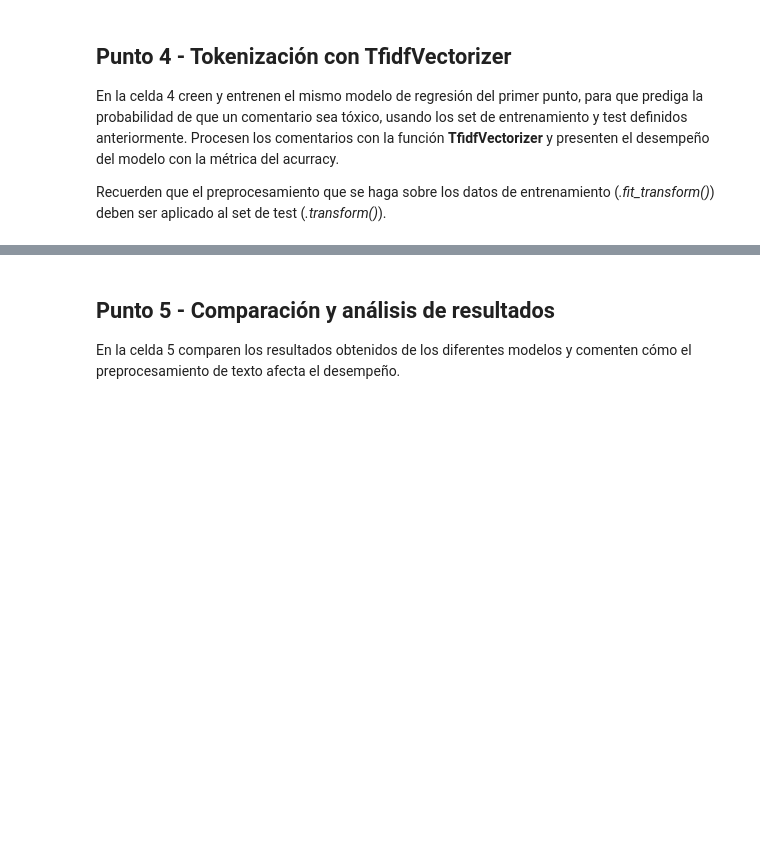
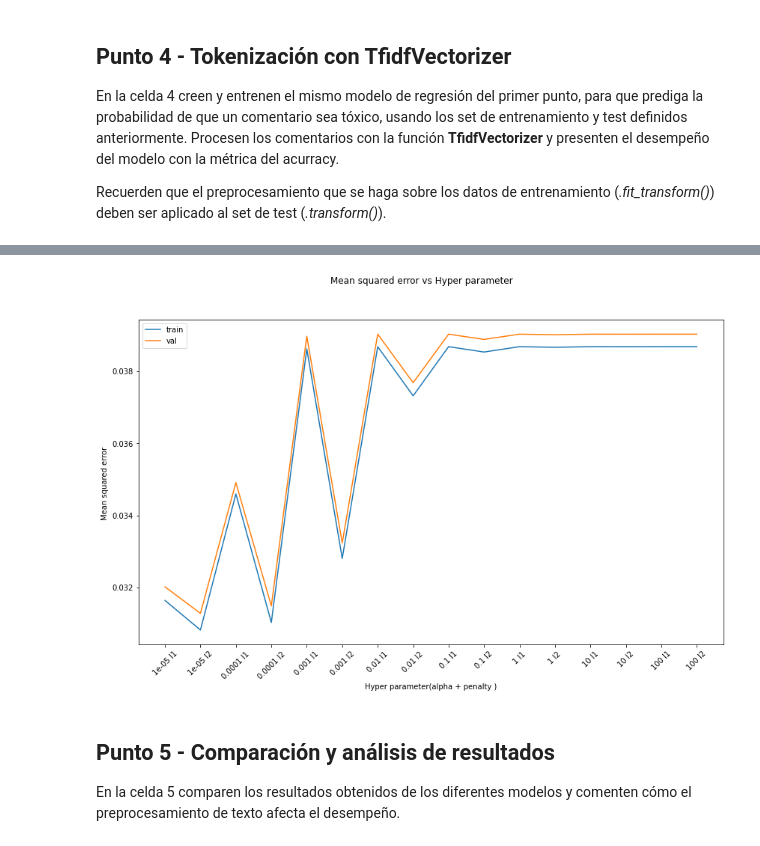
Before and after one commit to njimenez92/Machine-Learning-NLP, a Jupyter notebook: Semana4/S4TC1_Tokenizacion.ipynb, the cells around one changed output, grey strips where cells are left out. Cells and saved outputs as stored; diff of their text form; code cells hidden in the pictures; blank space fills up the shorter version.

```diff
--- a/Semana4/S4TC1_Tokenizacion.ipynb
+++ b/Semana4/S4TC1_Tokenizacion.ipynb
@@ -410,8 +413,8 @@ Recuerden que el preprocesamiento que se haga sobre los datos de entrenamiento
 # %%
 #Tokenization
 tokenizer3 = TfidfVectorizer(
-    ngram_range=(1, 3),
-    min_df=5, max_df=0.8,
+    ngram_range=(1, 1),
+    min_df=3, max_df=0.8,
     max_features=30000
 )
 #tokenizer.fit(xtrain['clean_comment_text'].values)
@@ -440,0 +425,31 @@ print("Mean Squared Error on cv set: ", err_test_3)
+# %%
+alpha = [0.00001, 0.0001, 0.001, 0.01, 0.1, 1, 10, 100]
+penalty = ['l1', 'l2']
+xticks_3 = []
+train_errors_3 = []
+test_errors_3 = []
+best_model_3 = None
+best_error_3 = 100
+for a in alpha:
+    for p in penalty:
+        xticks_3.append(str(a) + ' ' + p)
+        print(str(a) + ' ' + p + " :")
+
+        model_3 = SGDRegressor(alpha=a, penalty=p)
+        model_3.fit(train_toke_3, ytrain)
+
+        preds_3 = model_3.predict(train_toke_3)
+        err_3 = mean_squared_error(ytrain, preds_3)
+        train_errors_3.append(err_3)
+        print("Mean Squared Error on train set: ", err_3)
+
+        preds_3 = model_3.predict(test_toke_3)
+        err_3 = mean_squared_error(ytest, preds_3)
+        test_errors_3.append(err_3)
+        print("Mean Squared Error on cv set: ", err_3)
+
+        if err_3 < best_error_3:
+            best_error_3 = err_3
+            best_model_3 = model_3
+
+        print("*"*20)
@@ -441,3 +474,15 @@ print("Mean Squared Error on cv set: ", err_test_3)
+# %%
+plt.figure(figsize=(14, 8))
+plt.plot(range(len(alpha) * len(penalty) ), train_errors_3)
+plt.plot(range(len(alpha) * len(penalty)), test_errors_3)
+plt.suptitle("Mean squared error vs Hyper parameter")
+plt.legend(['train', 'val'])
+plt.xticks(range(len(alpha) * len(penalty)), xticks_3, rotation=45)
+plt.xlabel('Hyper parameter(alpha + penalty )')
+plt.ylabel("Mean squared error ")
+plt.show()
+# %% [output]
+[figure, added]
 # %% [markdown]
 ## Punto 5 - Comparación y análisis de resultados
 
```
Also changed, not shown: parts of 25 cells of this notebook.
